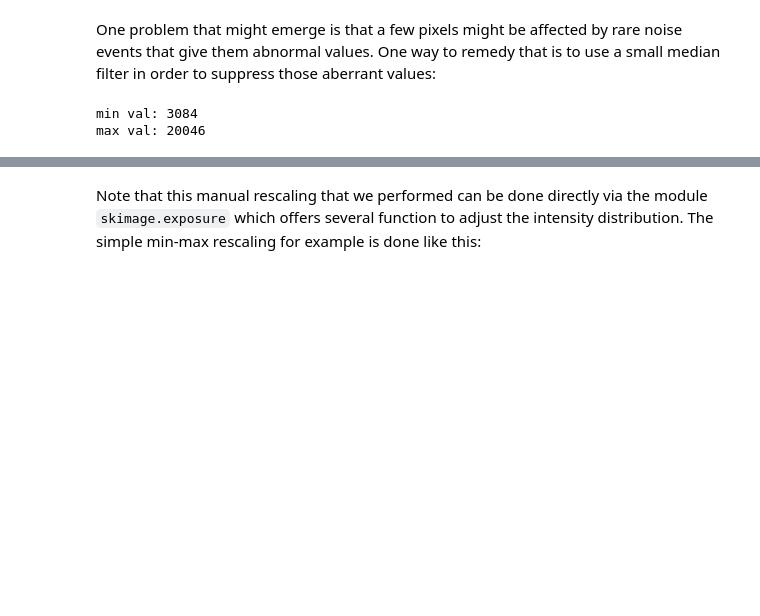
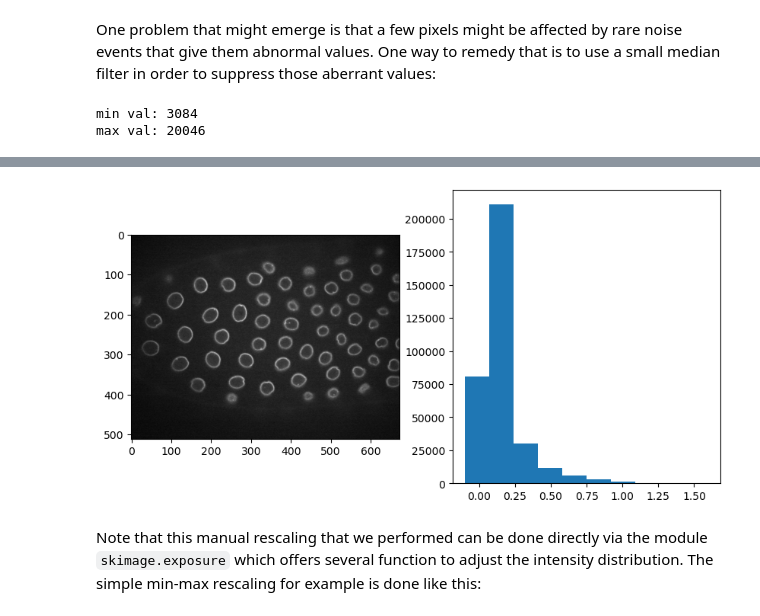
Before and after one commit to guiwitz/neubias_academy_biapy, a Jupyter notebook: 05-Filtering_thresholding.ipynb, the cells around one changed output, grey strips where cells are left out. Drawn from its saved outputs; the diff is of its cells as text; code cells hidden in the pictures; blank space fills up the shorter version.

````diff
--- a/05-Filtering_thresholding.ipynb
+++ b/05-Filtering_thresholding.ipynb
@@ -173,3 +187,43 @@ plt.show()
+# %%
+# A simple way of implementing percentile normalization is to import the normalize function from csbdeep.utils (https://github.com/CSBDeep/CSBDeep/blob/master/csbdeep/utils/utils.py)
+# I just copied the function here to avoid unnecessary imports
+
+def normalize(x, pmin=3, pmax=99.8, axis=None, clip=False, eps=1e-20, dtype=np.float32):
+    """Percentile-based image normalization."""
+
+    mi = np.percentile(x,pmin,axis=axis,keepdims=True)
+    ma = np.percentile(x,pmax,axis=axis,keepdims=True)
+    return normalize_mi_ma(x, mi, ma, clip=clip, eps=eps, dtype=dtype)
+
+
+def normalize_mi_ma(x, mi, ma, clip=False, eps=1e-20, dtype=np.float32):
+    if dtype is not None:
+        x   = x.astype(dtype,copy=False)
+        mi  = dtype(mi) if np.isscalar(mi) else mi.astype(dtype,copy=False)
+        ma  = dtype(ma) if np.isscalar(ma) else ma.astype(dtype,copy=False)
+        eps = dtype(eps)
+
+    try:
+        import numexpr
+        x = numexpr.evaluate("(x - mi) / ( ma - mi + eps )")
+    except ImportError:
+        x =                   (x - mi) / ( ma - mi + eps )
+
+    if clip:
+        x = np.clip(x,0,1)
+
+    return x
+# %%
+image_perc_norm = normalize(image)
+# %%
+plt.figure(figsize=(10,5))
+plt.subplot(1,2,1)
+plt.imshow(image_perc_norm,cmap = 'gray')
+plt.subplot(1,2,2)
+plt.hist(np.ravel(image_perc_norm))#, bins = np.arange(0,15000,500))
+plt.show()
+# %% [output]
+[figure, added]
 # %% [markdown]
 Note that this manual rescaling that we performed can be done directly via the module ```skimage.exposure``` which offers several function to adjust the intensity distribution. The simple min-max rescaling for example is done like this:
 # %%
````
Also changed, not shown: parts of 11 cells of this notebook.
